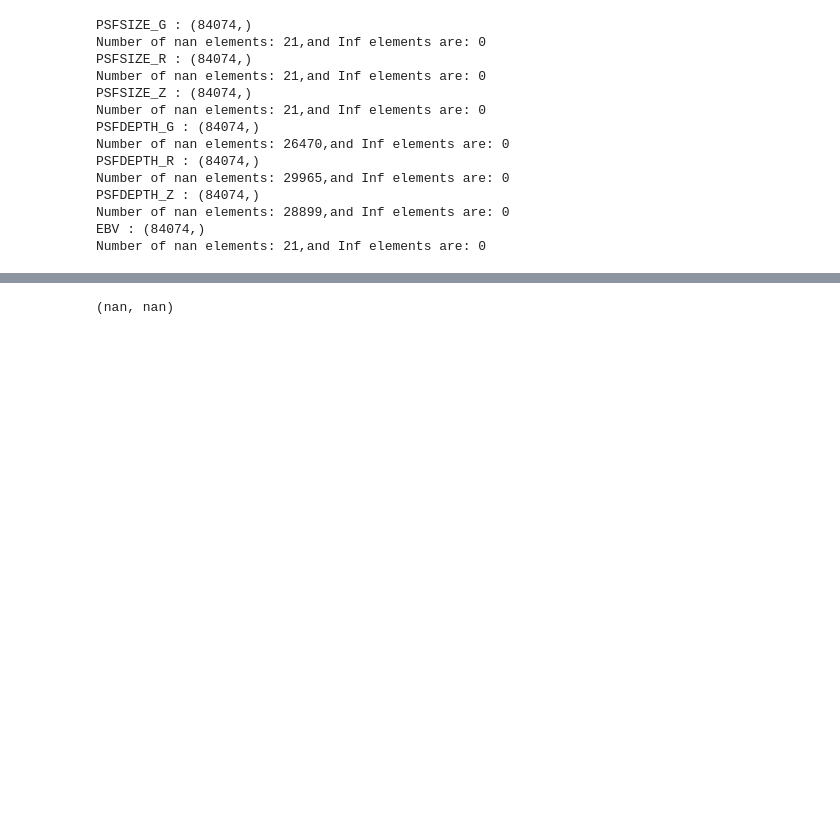
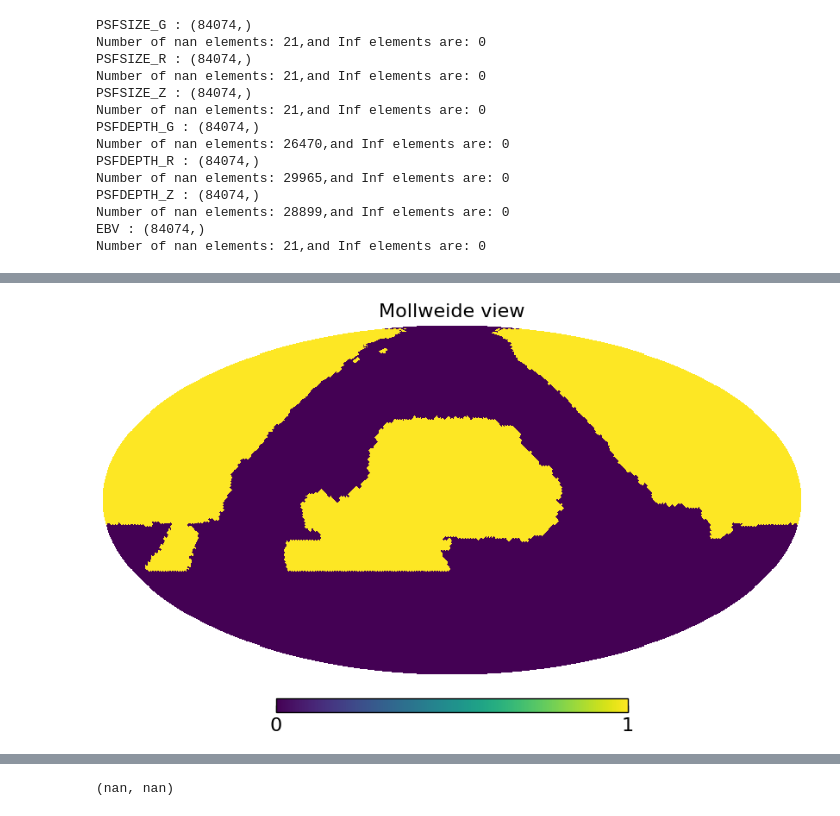
Before and after one commit to Shin107/DESILegacy-PECVEL, a Jupyter notebook: notebooks/imaging_systematics_clean.ipynb, the cells around one changed output, grey strips where cells are left out. Cells and saved outputs as stored; diff of their text form; code cells hidden in the pictures; blank space fills up the shorter version.

```diff
--- a/notebooks/imaging_systematics_clean.ipynb
+++ b/notebooks/imaging_systematics_clean.ipynb
@@ -475,0 +563,4 @@ NameError: name 'nside_values_obj' is not defined
+# %%
+hp.mollview(mask_nside_map )
+# %% [output]
+[figure, added]
```
Also changed, not shown: parts of 28 cells of this notebook.
